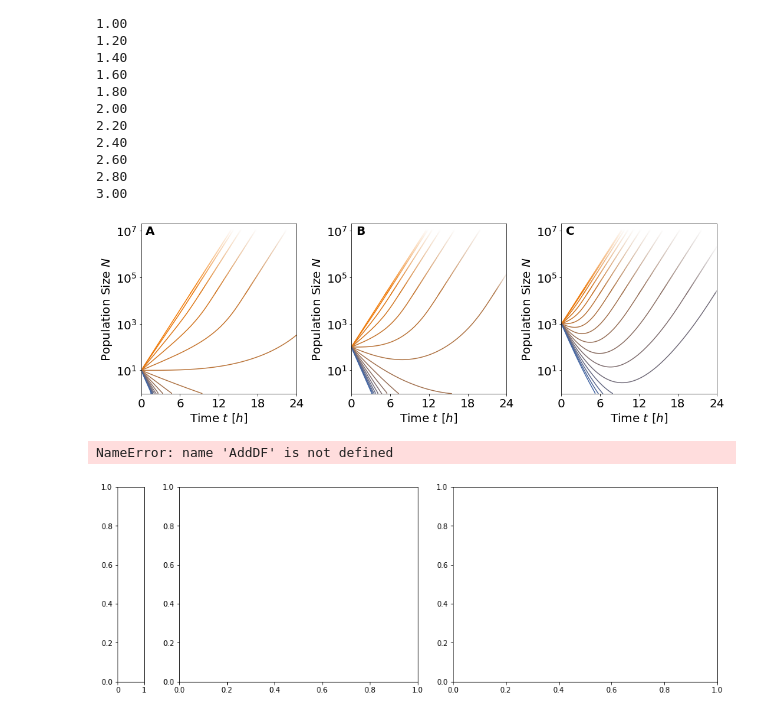
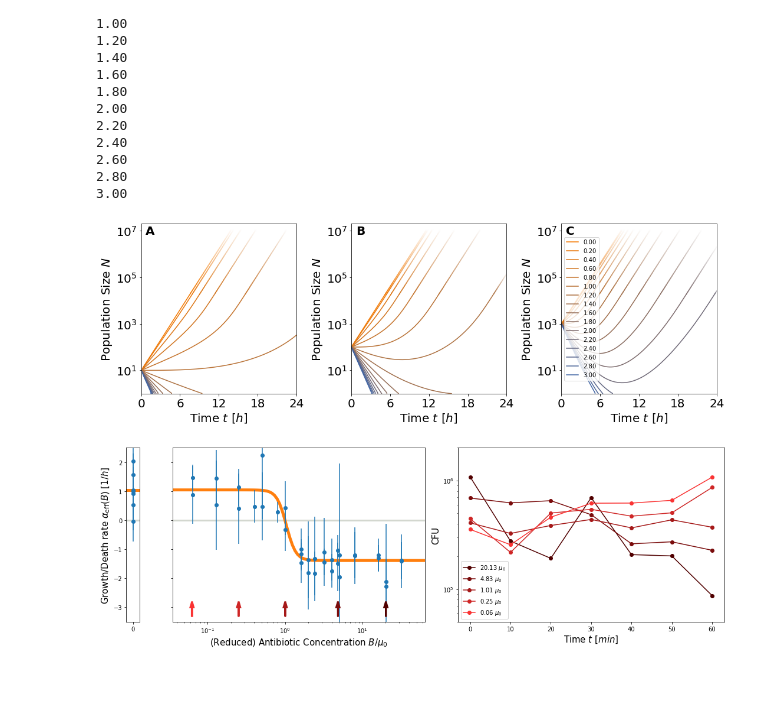
Before and after one commit to Michael000777/antibiotics, a Jupyter notebook: plots/plots for manuscript.ipynb, the cells around one changed output. Saved outputs shown, nothing was run; the diff lists cells and outputs as text; code cells hidden in the pictures; blank space fills up the shorter version.

Commit message:
update plots

```diff
--- a/plots/plots for manuscript.ipynb
+++ b/plots/plots for manuscript.ipynb
@@ -506,10 +498,10 @@ sorted(abclist)
 
 for b0 in abclist:
     color = patch_color(float(b0)/3, color2 = [245,121,0], hexoutput=False)
+
     PlotFadingTrajectory(ax[0], trajectories0010[b0]['time'].values, trajectories0010[b0]['N'].values, color1 = color, threshold2 = 1e7)
     PlotFadingTrajectory(ax[1], trajectories0100[b0]['time'].values, trajectories0100[b0]['N'].values, color1 = color, threshold2 = 1e7)
-    PlotFadingTrajectory(ax[2], trajectories1000[b0]['time'].values, trajectories1000[b0]['N'].values, color1 = color, threshold2 = 1e7)
-
+    PlotFadingTrajectory(ax[2], trajectories1000[b0]['time'].values, trajectories1000[b0]['N'].values, color1 = color, threshold2 = 1e7, label = '{}'.format(b0))
 adjust_ax_fig2_N(ax[0])
 adjust_ax_fig2_N(ax[1])
 adjust_ax_fig2_N(ax[2])
@@ -518,12 +510,12 @@ ax[0].annotate('A',[0.7,7e6],weight='bold',fontsize=20)
 ax[1].annotate('B',[0.7,7e6],weight='bold',fontsize=20)
 ax[2].annotate('C',[0.7,7e6],weight='bold',fontsize=20)
 
-#ax[2].legend(loc='center left')
+ax[2].legend(loc='center left')
 
 fig.tight_layout()
-fig.savefig('trajectories.pdf')
+fig.savefig('fig2_trajectories.pdf')
 # %% [output]
-[figure, old version]
+[figure, new version]
 # %%
 # classic growth measurements
 
@@ -539,43 +531,61 @@ growth_kappa = 7.049
 
 datadir = '/home/lukas/Documents/manuscripts/antibiotics_inoculumeffect/figures/antibioticgrowth/data'
 
-fig,ax = plt.subplots(1,3,gridspec_kw = {'width_ratios':[1,9,10]}, figsize = (15,5))
+fig,ax = plt.subplots(1,3,gridspec_kw = {'width_ratios':[1,19,20]}, figsize = (15,5))
 
 growthrate_data = None
 for fn in glob.glob(datadir + '/*.growthrates'):
     cur_data        = pd.read_csv(fn, skiprows=1, names = ['abconc','growthrate','growthrate_stddev'], delim_whitespace=True)
     growthrate_data = AddDF(growthrate_data, cur_data)
 
 trajectory_data = pd.read_csv(datadir + '/alldata_trajectories', delim_whitespace = True)
 
 ax[0].set_ylim([-3.5,2.5])
 ax[0].set_xlim([-1e-5,1e-5])
-
+ax[0].set_xticks([0])
 ax[0].errorbar(growthrate_data['abconc']/growth_scmic, growthrate_data['growthrate'], growthrate_data['growthrate_stddev'], marker = 'o',ls = '')
-ax[0].plot(np.array([-1e-5,1e-5]), aeff(np.array([0,0]) * growth_scmic, growth_alpha, growth_scmic, growth_kappa, growth_gamma))
+ax[0].plot(np.array([-1e-5,1e-5]), aeff(np.array([0,0]) * growth_scmic, growth_alpha, growth_scmic, growth_kappa, growth_gamma), lw = 5, zorder = 1)
 
 ax[1].set_xscale('log')
 ax[1].set_xlim([.035,65])
 ax[1].set_ylim([-3.5,2.5])
 
+abconc_red = np.exp(np.linspace(np.log(ax[1].get_xlim()[0]), np.log(ax[1].get_xlim()[1]), 100))
+
 ax[1].errorbar(growthrate_data['abconc']/growth_scmic, growthrate_data['growthrate'], growthrate_data['growthrate_stddev'], marker = 'o',ls = '')
-ax[1].plot(abconc, aeff(abconc * growth_scmic, growth_alpha, growth_scmic, growth_kappa, growth_gamma))
+ax[1].plot(abconc_red, aeff(abconc_red * growth_scmic, growth_alpha, growth_scmic, growth_kappa, growth_gamma), lw = 5, zorder = 1)
+
+ax[0].hlines(0, ax[0].get_xlim()[0], ax[0].get_xlim()[1], color = '#d3d7cf', lw = 3, zorder = -1)
+ax[1].hlines(0, ax[1].get_xlim()[0], ax[1].get_xlim()[1], color = '#d3d7cf', lw = 3, zorder = -1)
+
+ax[0].get_shared_x_axes().join(ax[0], ax[1])
+
+ax[1].set_yticklabels([])
+ax[1].set_xlabel(r'(Reduced) Antibiotic Concentration $B/\mu_0$', fontsize = 15)
+ax[0].set_ylabel(r'Growth/Death rate $\alpha_\mathrm{eff}(B)$ $[1/h]$', fontsize = 15)
+#ax[1].set_xticklabels([(.1,r'$0.1\mu_0$'), (1,r'$\mu_u$')])
 
 
-ax[0].get_shared_x_axes().join(ax[0], ax[1])
 
 
 avg_traj = {}
 traj_pairs = [(6,15),(20,28),(35,43),(37,45),(39,47)]
-for idx1,idx2 in traj_pairs:
+for i,(idx1,idx2) in enumerate(traj_pairs):
     label = trajectory_data.columns[idx1]
     avg_traj[trajectory_data.columns[idx1]] = np.sqrt(trajectory_data[trajectory_data.columns[idx1]].values * trajectory_data[trajectory_data.columns[idx2]].values)
-
-    ax[2].plot(trajectory_data['#'], avg_traj[label], label = r'${:.2f}~\mu_0$'.format(float(label)/growth_scmic),marker = 'o')
+    col = patch_color(value = i/(len(traj_pairs)-1.), color1=[250,51,51], color2 = [80,0,0])
+    b0_red = float(label)/growth_scmic
+    ax[2].plot(trajectory_data['#'], avg_traj[label], label = r'${:.2f}~\mu_0$'.format(float(label)/growth_scmic),marker = 'o', c = col)
+    ax[1].arrow(x=b0_red, y = -3.3, dx=0, dy = .3, color = col, lw = 3, zorder = 1000, head_width = b0_red*.1, head_length = .2)
 ax[2].set_yscale('log')
-ax[2].set_ylim([8e4,2e6])
+ax[2].set_ylim([5e4,2e6])
 ax[2].set_xlim([-3,63])
 ax[2].legend()
+
+ax[2].set_xlabel(r'Time $t$ $[min]$', fontsize = 15)
+ax[2].set_ylabel(r'CFU', fontsize = 15)
+fig.tight_layout()
+
+fig.savefig('fig1_growthrates.pdf')
 # %% [output]
-NameError: name 'AddDF' is not defined
-[figure, old version]
+[figure, new version]
```
Also changed, not shown: parts of 4 cells of this notebook.
